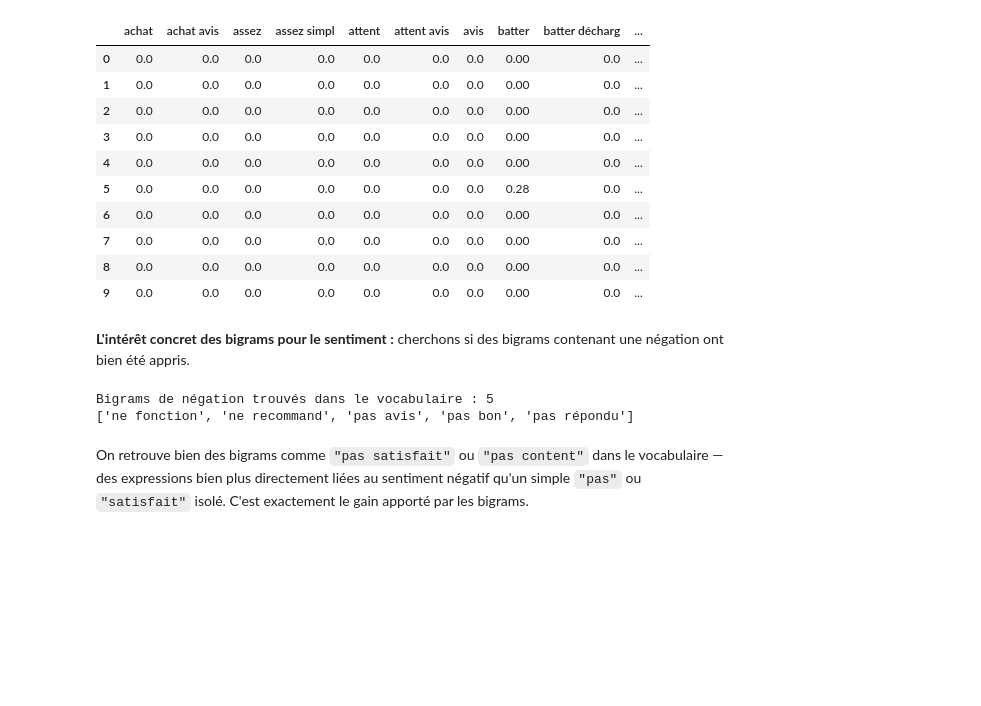
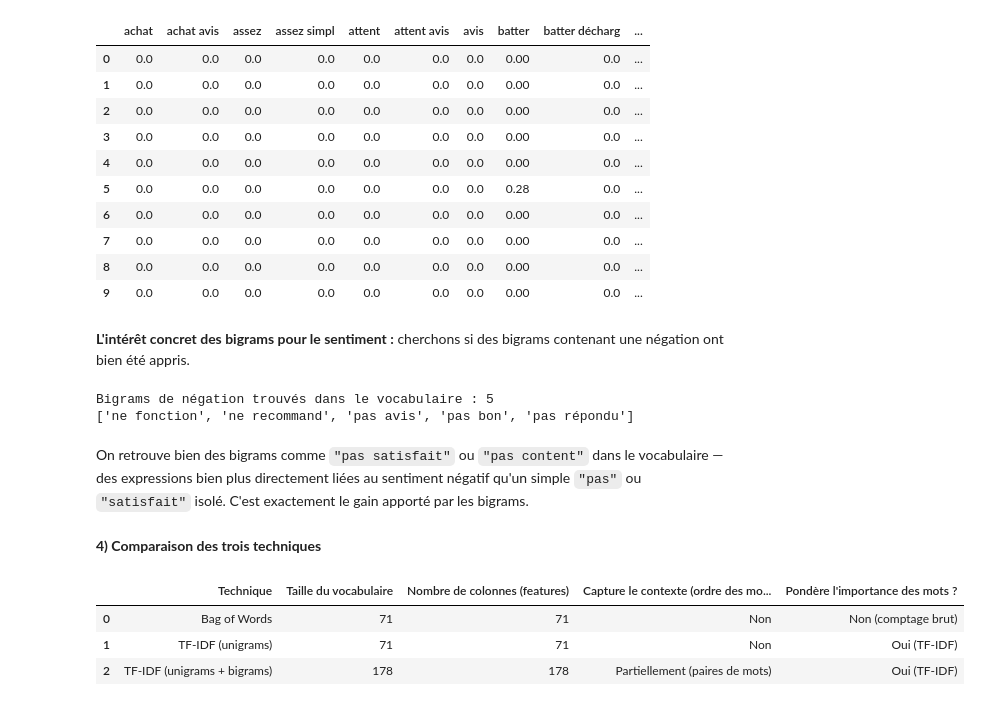
Before and after one commit to Youssoupha-ndiaye/atelier_preparations_donnees_textuelles_ODC_IA, a Jupyter notebook: atelier_prepa_donnees_textuelles/notebooks/atelier_prepa_donnees_textuelles.ipynb, the cells around one changed output. Drawn from its saved outputs; the diff is of its cells as text; code cells hidden in the pictures; blank space fills up the shorter version.

Commit message:
Partie 6-4) Comparaison des trois techniques

```diff
--- a/atelier_prepa_donnees_textuelles/notebooks/atelier_prepa_donnees_textuelles.ipynb
+++ b/atelier_prepa_donnees_textuelles/notebooks/atelier_prepa_donnees_textuelles.ipynb
@@ -1359,3 +1359,19 @@ Bigrams de négation trouvés dans le vocabulaire : 5
 On retrouve bien des bigrams comme `"pas satisfait"` ou `"pas content"` dans le vocabulaire —
 des expressions bien plus directement liées au sentiment négatif qu'un simple `"pas"` ou
 `"satisfait"` isolé. C'est exactement le gain apporté par les bigrams.
+# %% [markdown]
+**4) Comparaison des trois techniques**
+# %%
+comparaison_techniques = pd.DataFrame({
+    "Technique": ["Bag of Words", "TF-IDF (unigrams)", "TF-IDF (unigrams + bigrams)"],
+    "Taille du vocabulaire": [len(vocabulaire_bow), len(vocabulaire_tfidf), len(vocabulaire_bigrams)],
+    "Nombre de colonnes (features)": [X_train_bow.shape[1], X_train_tfidf.shape[1], X_train_tfidf_bigrams.shape[1]],
+    "Capture le contexte (ordre des mots) ?": ["Non", "Non", "Partiellement (paires de mots)"],
+    "Pondère l'importance des mots ?": ["Non (comptage brut)", "Oui (TF-IDF)", "Oui (TF-IDF)"],
+})
+comparaison_techniques
+# %% [output]
+|  | Technique | Taille du vocabulaire | Nombre de colonnes (features) | Capture le contexte (ordre des mo... | Pondère l'importance des mots ? |
+| 0 | Bag of Words | 71 | 71 | Non | Non (comptage brut) |
+| 1 | TF-IDF (unigrams) | 71 | 71 | Non | Oui (TF-IDF) |
+| 2 | TF-IDF (unigrams + bigrams) | 178 | 178 | Partiellement (paires de mots) | Oui (TF-IDF) |
```
Also changed, not shown: parts of 1 cell of this notebook.
